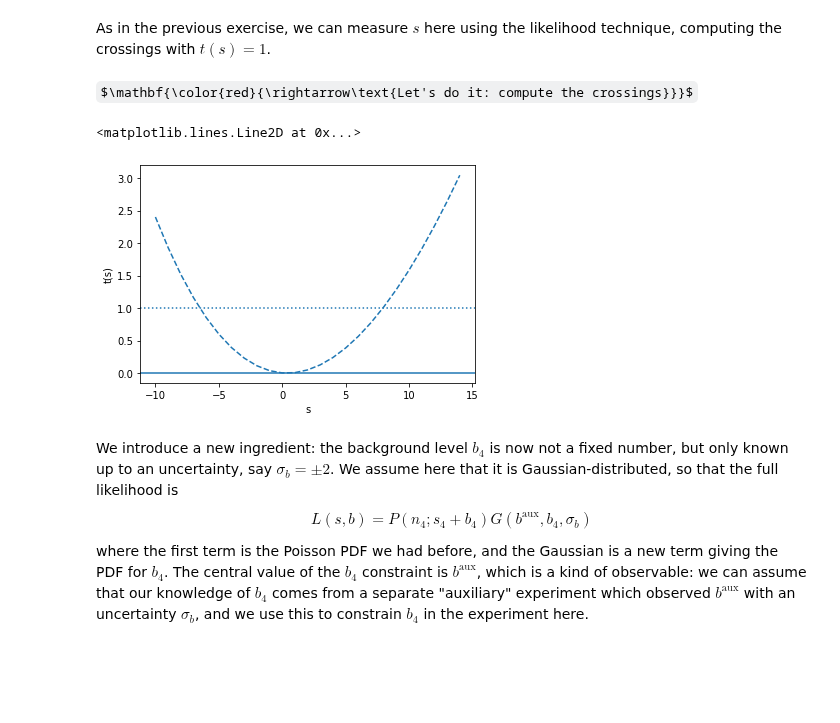
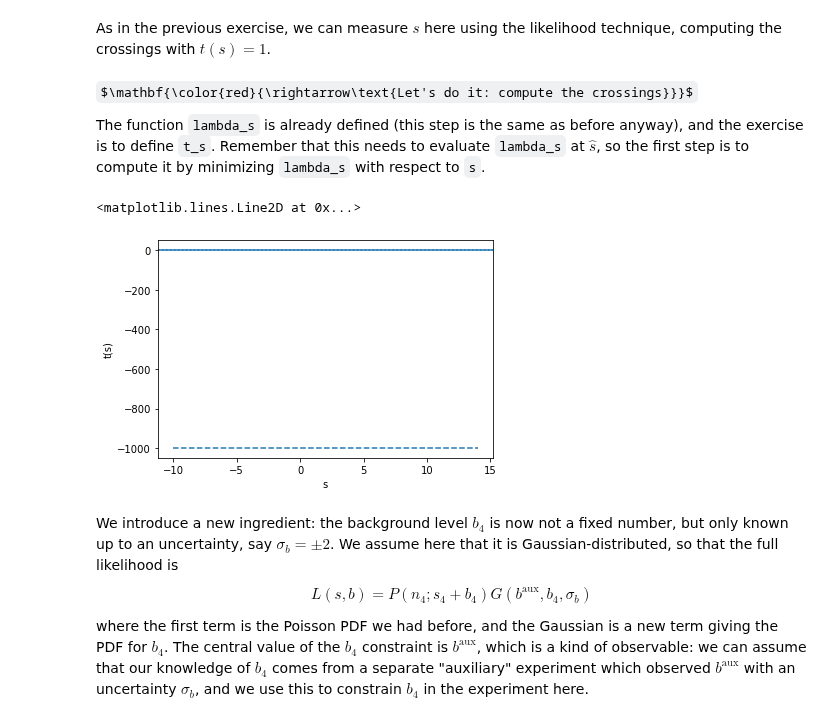
Before and after one commit to fastprof-hep/stats-tutorial, a Jupyter notebook: Zuoz2022/notebook2.ipynb, the cells around one changed output. Saved outputs shown, nothing was run; the diff lists cells and outputs as text; code cells hidden in the pictures; some formulas as TeX source; blank space fills up the shorter version.

```diff
--- a/Zuoz2022/notebook2.ipynb
+++ b/Zuoz2022/notebook2.ipynb
@@ -71,6 +71,3 @@ $$
 following the same principle as for discovery.
 
 $\mathbf{\color{red}{\rightarrow\text{First define $t(s)$ :}}}$
-# %%
-def t_s(s) :
-    return lambda_s(s, data) - lambda_s(best_fit_s(data), data)
@@ -261,26 +252,28 @@ plt.legend();
 [figure]
 # %% [markdown]
 As in the previous exercise, we can measure $s$ here using the likelihood technique, computing the crossings with $t(s)=1$.
-# %% [markdown]
-$\mathbf{\color{red}{\rightarrow\text{Let's do it: compute the crossings}}}$
+# %% [markdown]
+$\mathbf{\color{red}{\rightarrow\text{Let's do it: compute the crossings}}}$
+
+The function `lambda_s` is already defined (this step is the same as before anyway), and the exercise is to define `t_s`. Remember that this needs to evaluate `lambda_s` at $\hat{s}$, so the first step is to compute it by minimizing `lambda_s` with respect to `s`.
 # %%
 s_vals = np.arange(-10,15,1)
 
 def lambda_s(s_val,b_val) :
    return -2*np.log(scipy.stats.poisson.pmf(n4, s_val+b_val))
 
 def t_s(s, b) :
-    best_fit_s = scipy.optimize.minimize_scalar(lambda s : lambda_s(s, b), bracket=(-10,20)).x
-    return lambda_s(s, b) - lambda_s(best_fit_s, b)
+    best_fit_s = -999 # code to minimize lambda_s here
+    return -999       # code to compute t_s here
 
 plt.plot(s_vals, [ t_s(s_val, b4) for s_val in s_vals ], linestyle='--')
 plt.xlabel('s')
 plt.ylabel('t(s)')
 plt.axhline(0)
 plt.axhline(1, linestyle=':')
 # %% [output]
 <matplotlib.lines.Line2D at 0x...>
-[figure, old version]
+[figure, new version]
 # %% [markdown]
 We introduce a new ingredient: the background level $b_4$ is now not a fixed number, but only known up to an uncertainty, say $\sigma_b = \pm 2$. We assume here that it is Gaussian-distributed, so that the full likelihood is
 $$
```
Also changed, not shown: parts of 35 cells of this notebook.
